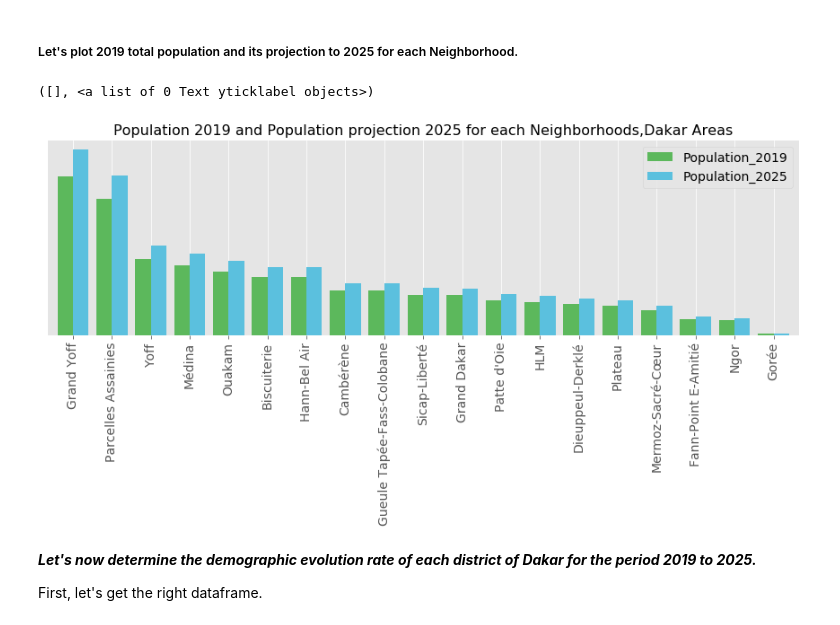
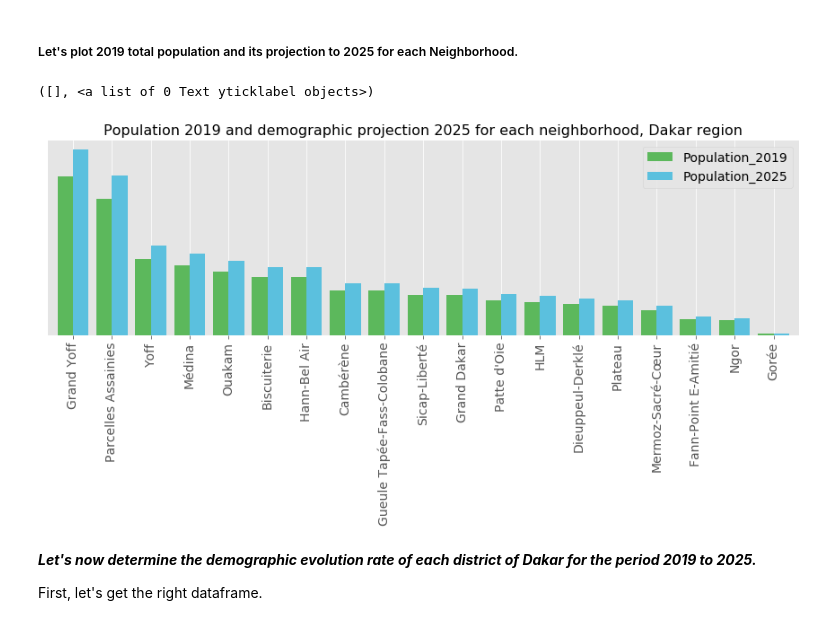
Before and after one commit to Amadou-SOULEY/Applied_Data_Science_Capstone, a Jupyter notebook: Capstone_Project_The-Battle-of-Neighborhoods.ipynb, the cells around one changed output. Cells and saved outputs as stored; diff of their text form; code cells hidden in the pictures.

```diff
--- a/Capstone_Project_The-Battle-of-Neighborhoods.ipynb
+++ b/Capstone_Project_The-Battle-of-Neighborhoods.ipynb
@@ -256,19 +257,19 @@ df_Population_Dakar_2019_2025.head()
 # %%
 colors_list = ['#5cb85c','#5bc0de']
 result1925 = df_Population_Dakar_2019_2025
 # Change this line to plot percentages instead of absolute values
 #ax = (result1925.div(result1925.sum(0), axis=1)).plot(kind='bar',figsize=(15,4),width = 0.8,color = colors_list,edgecolor=None)
 ax = result1925.plot(kind='bar',figsize=(15,4),width = 0.8,color = colors_list,edgecolor=None)
 plt.legend(labels=result1925.columns,fontsize= 14)
-plt.title("Population 2019 and Population projection 2025 for each Neighborhoods,Dakar Areas",fontsize= 16)
+plt.title("Population 2019 and demographic projection 2025 for each neighborhood, Dakar region",fontsize= 16)
 
 plt.xticks(fontsize=14)
 for spine in plt.gca().spines.values():
     spine.set_visible(False)
 plt.yticks([])
 # %% [output]
 ([], <a list of 0 Text yticklabel objects>)
-[figure, old version]
+[figure, new version]
 # %% [markdown]
 ***Let's now determine the demographic evolution rate of each district of Dakar for the period 2019 to 2025.***
 
```
Also changed, not shown: parts of 26 cells of this notebook.
